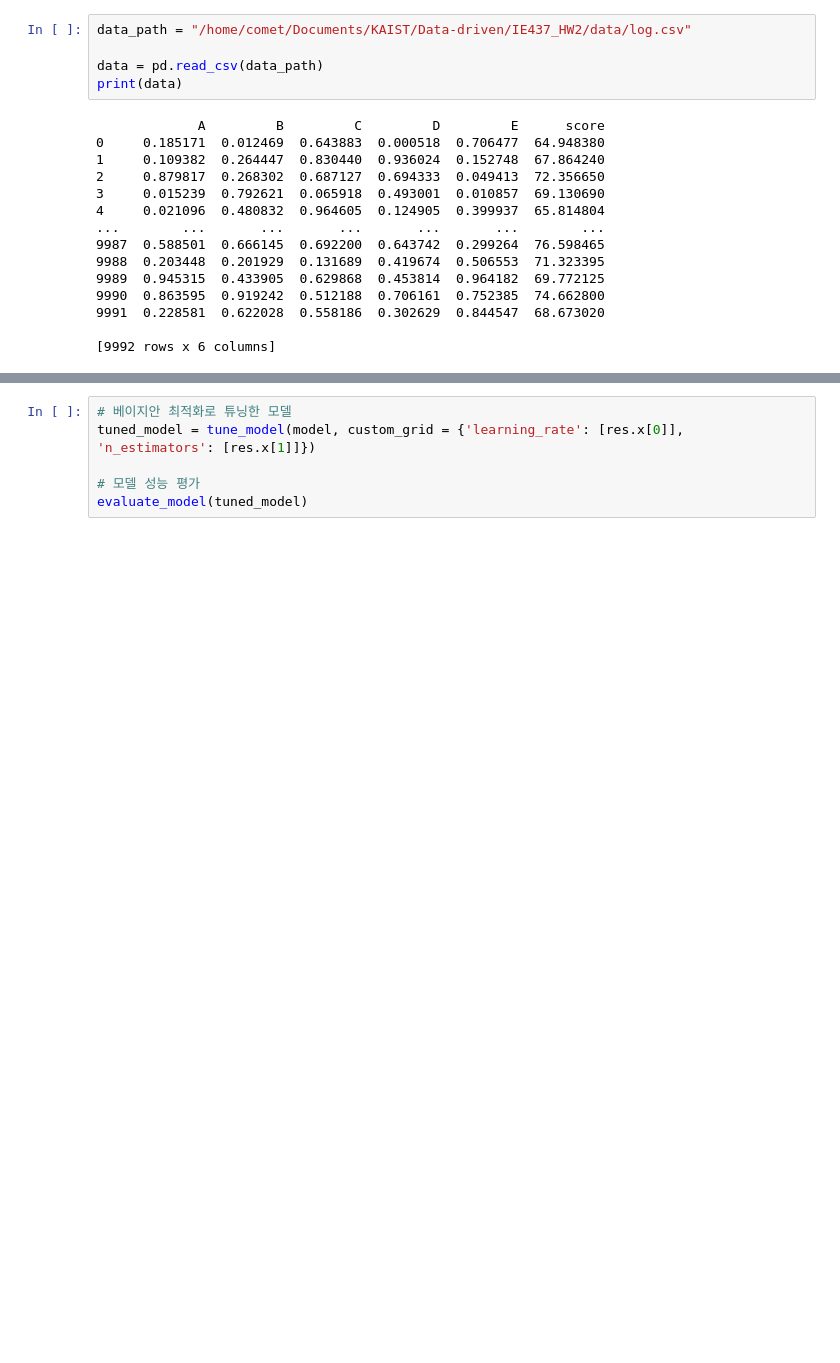
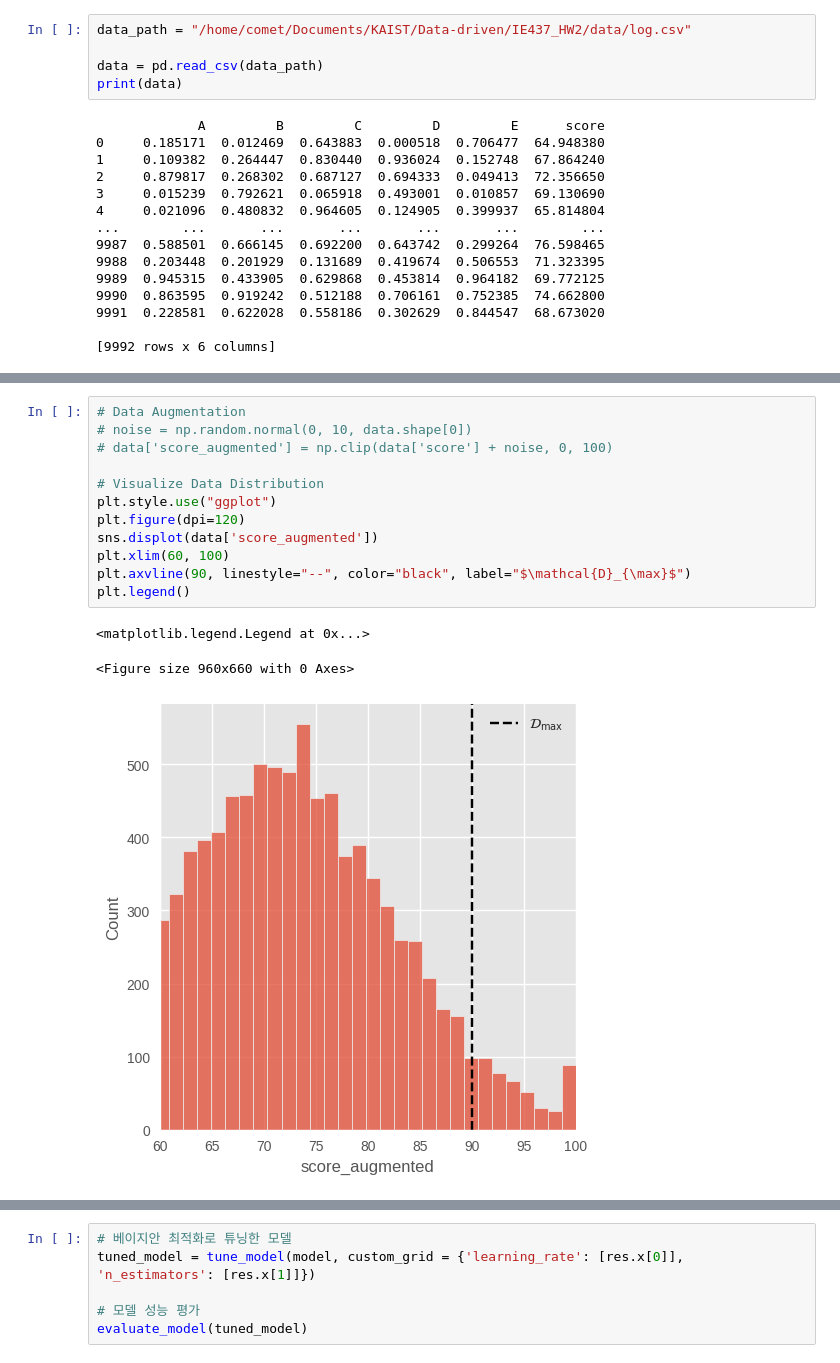
Before and after one commit to jihyena01/Data-Driven-Design-Optimization, a Jupyter notebook: data_modeling.ipynb, the cells around one changed output, grey strips where cells are left out. Saved outputs shown, nothing was run; the diff lists cells and outputs as text; blank space fills up the shorter version.

```diff
--- a/data_modeling.ipynb
+++ b/data_modeling.ipynb
@@ -25,3 +39,19 @@ print(data)
+# %%
+# Data Augmentation
+# noise = np.random.normal(0, 10, data.shape[0])
+# data['score_augmented'] = np.clip(data['score'] + noise, 0, 100)
+
+# Visualize Data Distribution
+plt.style.use("ggplot")
+plt.figure(dpi=120)
+sns.displot(data['score_augmented'])
+plt.xlim(60, 100)
+plt.axvline(90, linestyle="--", color="black", label="$\mathcal{D}_{\max}$")
+plt.legend()
+# %% [output]
+<matplotlib.legend.Legend at 0x...>
+<Figure size 960x660 with 0 Axes>
+[figure, added]
 # %%
 import seaborn as sns
 
```
Also changed, not shown: parts of 17 cells of this notebook.
